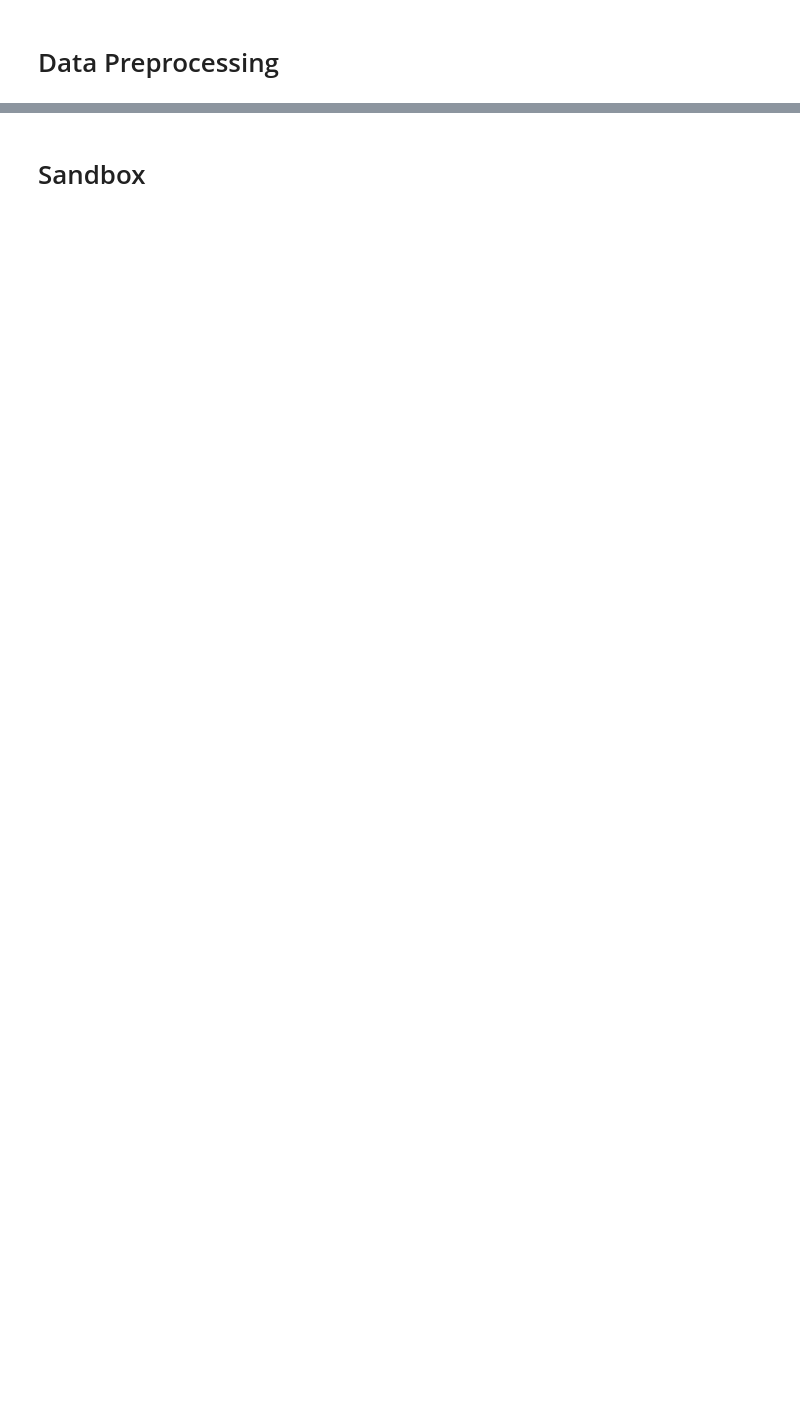
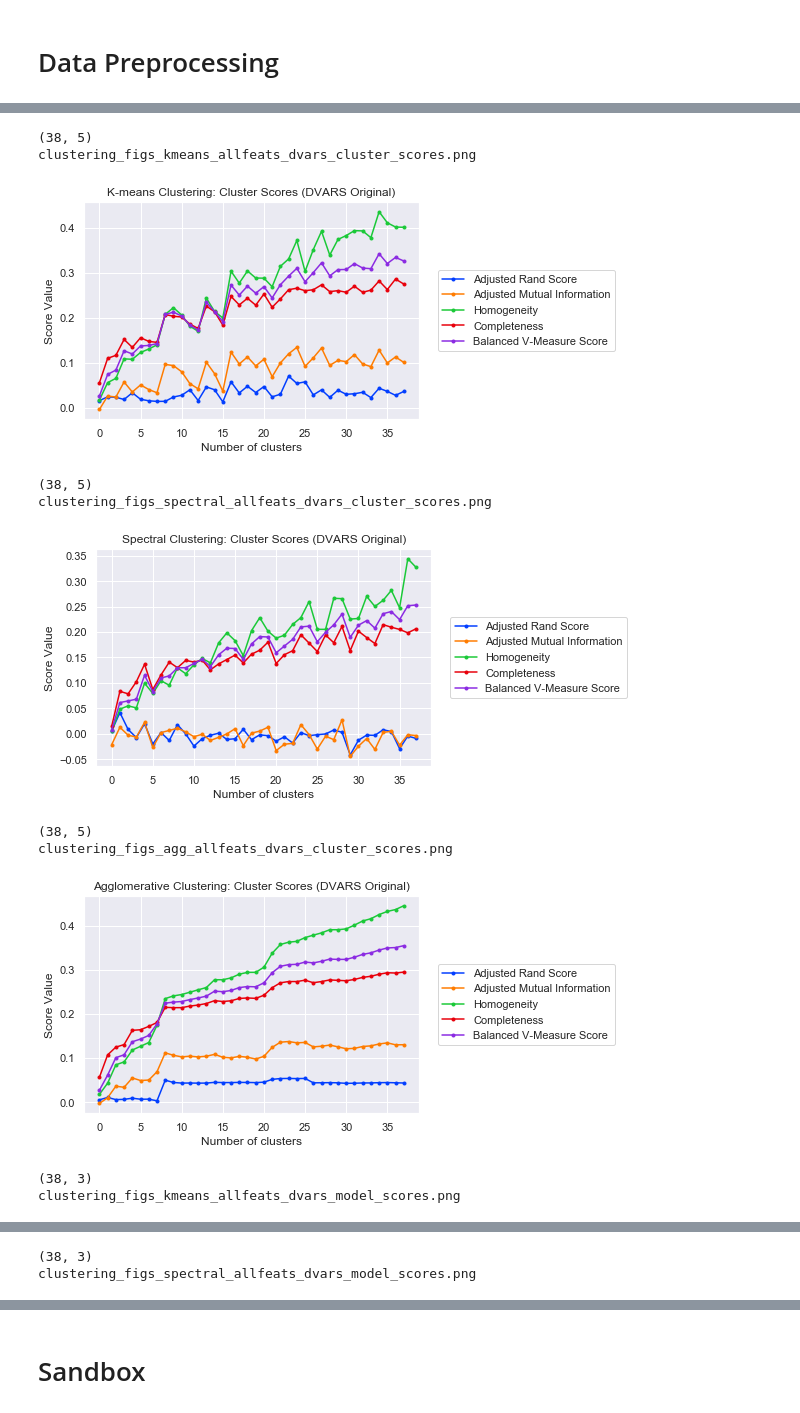
Before and after one commit to jmschabdach/markov-movement-correction, a Jupyter notebook: ml_code/ML.ipynb, the cells around one changed output, grey strips where cells are left out. Cells and saved outputs as stored; diff of their text form; code cells hidden in the pictures; blank space fills up the shorter version.

```diff
--- a/ml_code/ML.ipynb
+++ b/ml_code/ML.ipynb
@@ -340,0 +338,14 @@ def generateNN(): # lstm neural network
+# %%
+performUnsupervisedKAnalysis(df_dvars_dag.values, df_classes["SiteNum"].values, titleFeats="DVARS Original", fnFeats="allfeats_dvars")
+# %% [output]
+(38, 5)
+clustering_figs_kmeans_allfeats_dvars_cluster_scores.png
+[figure, added]
+(38, 5)
+clustering_figs_spectral_allfeats_dvars_cluster_scores.png
+[figure, added]
+(38, 5)
+clustering_figs_agg_allfeats_dvars_cluster_scores.png
+[figure, added]
+(38, 3)
+clustering_figs_kmeans_allfeats_dvars_model_scores.png
@@ -340,0 +353,2 @@ def generateNN(): # lstm neural network
+(38, 3)
+clustering_figs_spectral_allfeats_dvars_model_scores.png
```
Also changed, not shown: parts of 64 cells of this notebook, 1 other file.
